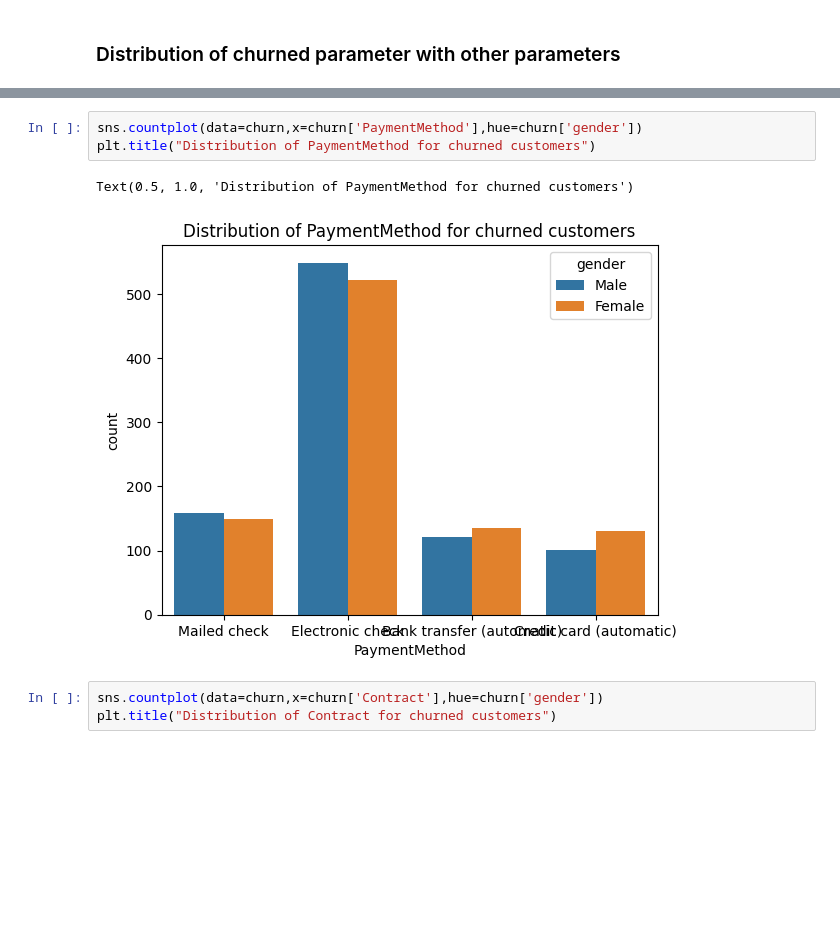
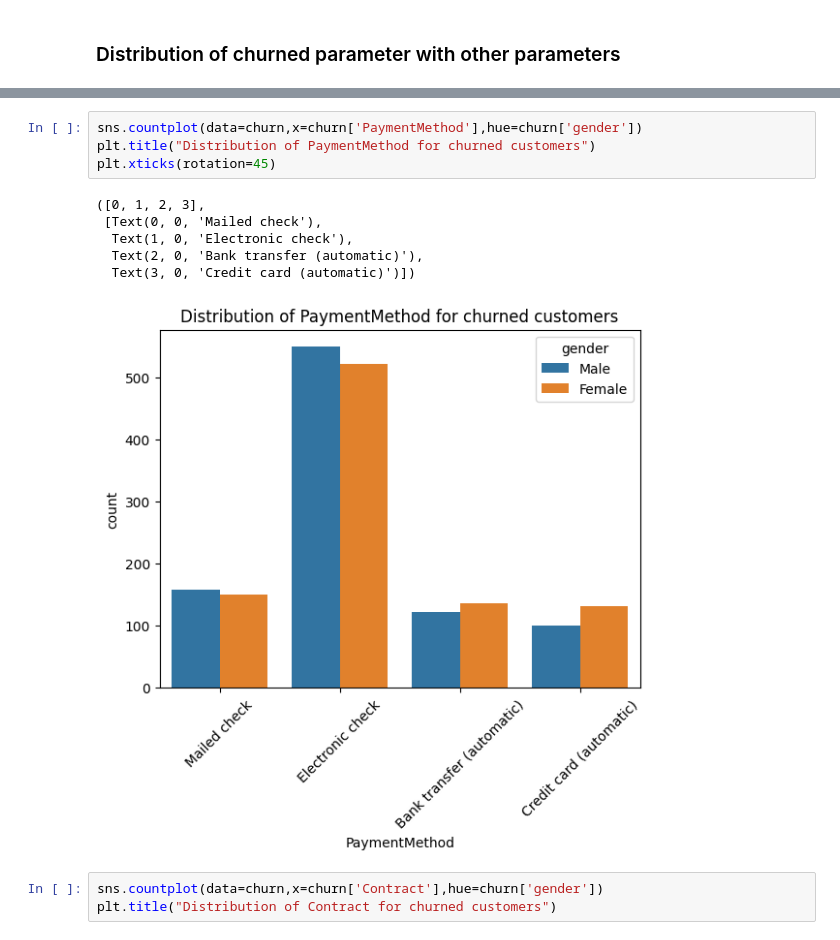
Before and after one commit to snehuvarbhe/Telecom_retention, a Jupyter notebook: EDA.ipynb, the cells around one changed output, grey strips where cells are left out. Cells and saved outputs as stored; diff of their text form; blank space fills up the shorter version.

```diff
--- a/EDA.ipynb
+++ b/EDA.ipynb
@@ -293,9 +293,14 @@ Text(0.5, 1.0, 'Distribution of Gender for churned customers')
 # %%
 sns.countplot(data=churn,x=churn['PaymentMethod'],hue=churn['gender'])
 plt.title("Distribution of PaymentMethod for churned customers")
+plt.xticks(rotation=45)
 # %% [output]
-Text(0.5, 1.0, 'Distribution of PaymentMethod for churned customers')
+([0, 1, 2, 3],
+ [Text(0, 0, 'Mailed check'),
+  Text(1, 0, 'Electronic check'),
+  Text(2, 0, 'Bank transfer (automatic)'),
+  Text(3, 0, 'Credit card (automatic)')])
-[figure, old version]
+[figure, new version]
 # %%
 sns.countplot(data=churn,x=churn['Contract'],hue=churn['gender'])
 plt.title("Distribution of Contract for churned customers")
```
Also changed, not shown: parts of 10 cells of this notebook, 1 other file.
